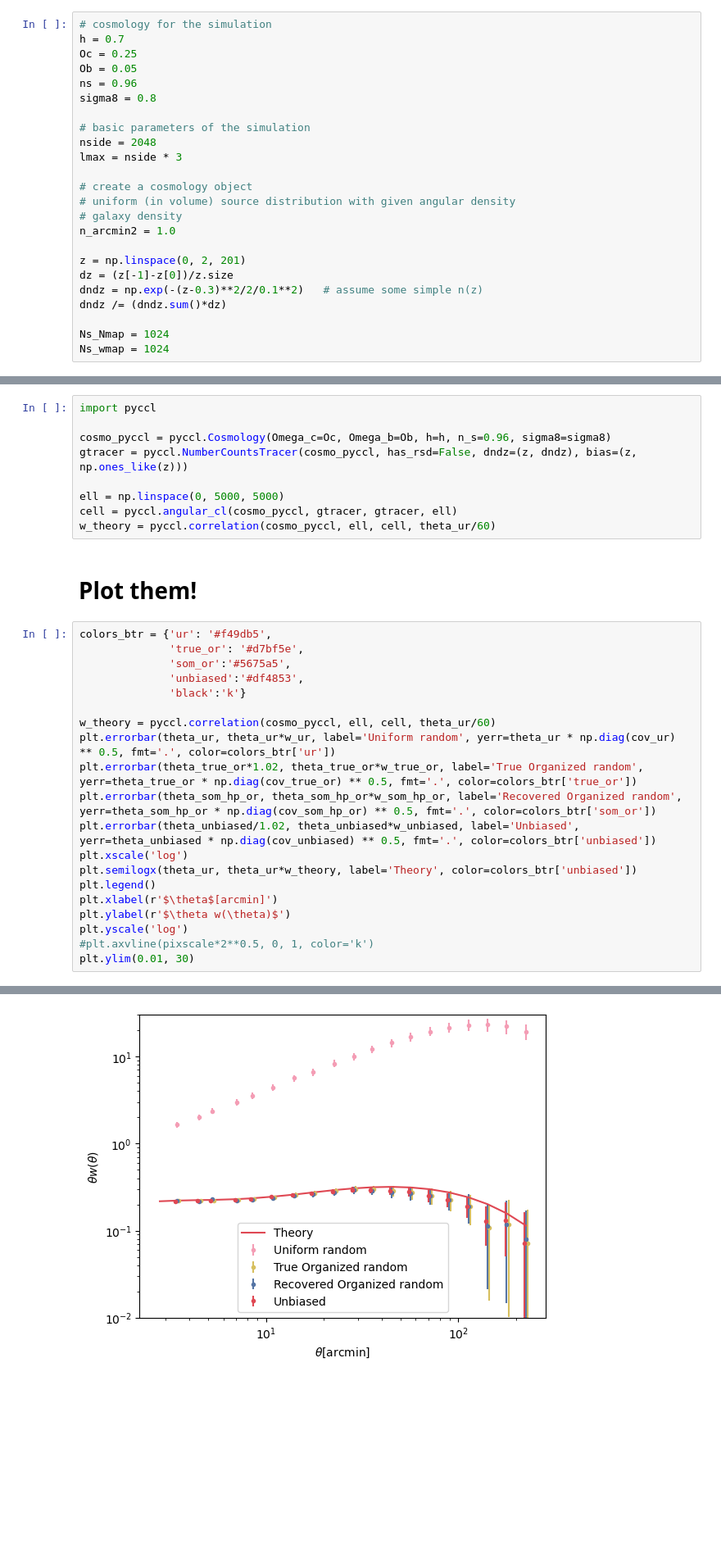
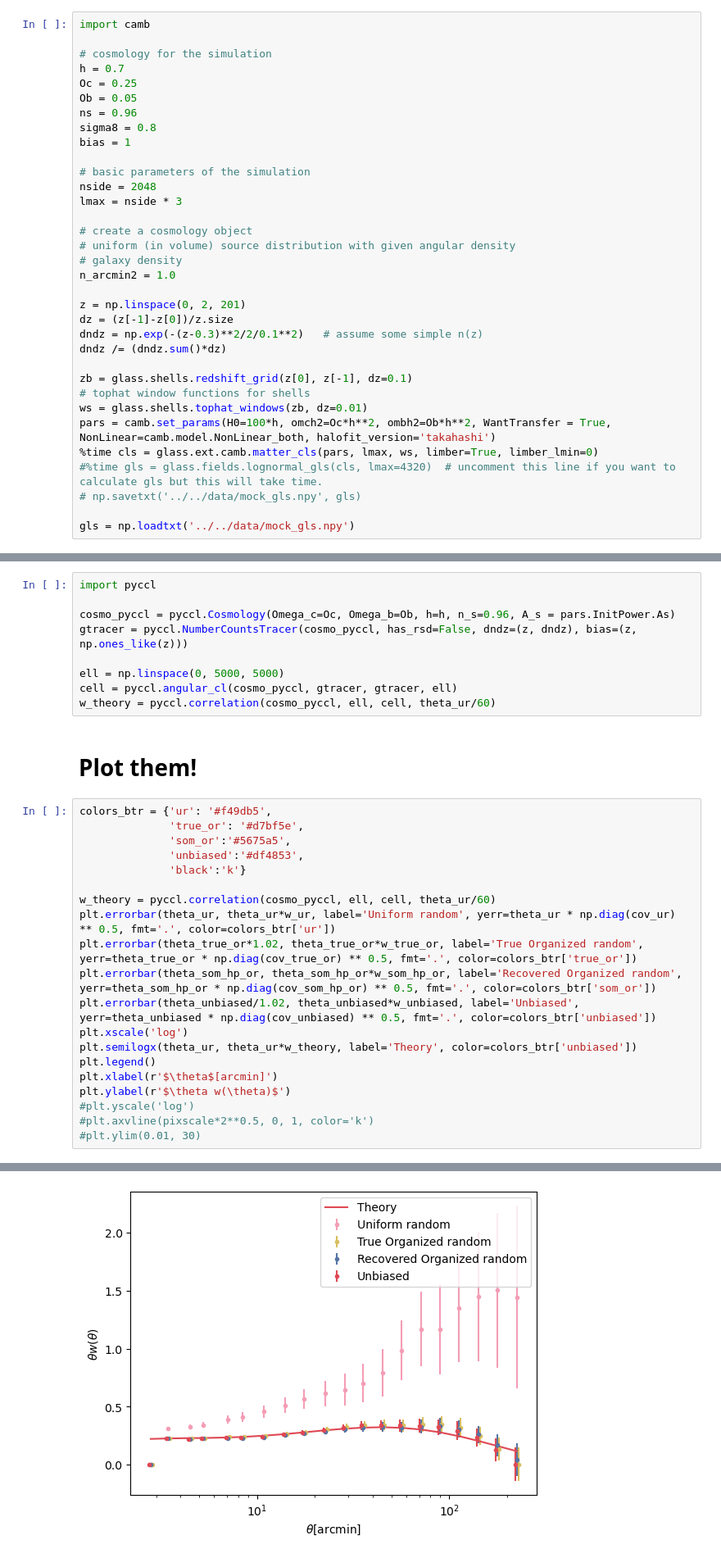
Before and after one commit to yanzastro/tiaogeng, a Jupyter notebook: codes/notebook/glass_validation_sample.ipynb, the cells around one changed output, grey strips where cells are left out. Shown at 82% size. Cells and saved outputs as stored; diff of their text form; blank space fills up the shorter version.

Commit message:
update glass_mock

```diff
--- a/codes/notebook/glass_validation_sample.ipynb
+++ b/codes/notebook/glass_validation_sample.ipynb
@@ -32,12 +33,15 @@ deplfuncs = [p1, p2, p3]
 # %% [markdown]
 # Define the configuration for GLASS
 # %%
+import camb
+
 # cosmology for the simulation
 h = 0.7
 Oc = 0.25
 Ob = 0.05
 ns = 0.96
 sigma8 = 0.8
+bias = 1
 
 # basic parameters of the simulation
 nside = 2048
@@ -53,5 +57,12 @@ dz = (z[-1]-z[0])/z.size
 dndz = np.exp(-(z-0.3)**2/2/0.1**2)   # assume some simple n(z)
 dndz /= (dndz.sum()*dz)
 
-Ns_Nmap = 1024
-Ns_wmap = 1024
+zb = glass.shells.redshift_grid(z[0], z[-1], dz=0.1)
+# tophat window functions for shells
+ws = glass.shells.tophat_windows(zb, dz=0.01)
+pars = camb.set_params(H0=100*h, omch2=Oc*h**2, ombh2=Ob*h**2, WantTransfer = True, NonLinear=camb.model.NonLinear_both, halofit_version='takahashi')
+%time cls = glass.ext.camb.matter_cls(pars, lmax, ws, limber=True, limber_lmin=0)
+#%time gls = glass.fields.lognormal_gls(cls, lmax=4320)  # uncomment this line if you want to calculate gls but this will take time.
+# np.savetxt('../../data/mock_gls.npy', gls)
+
+gls = np.loadtxt('../../data/mock_gls.npy')
@@ -442,7 +464,7 @@ Warning: Some bins for the randoms had no pairs.
 # %%
 import pyccl
 
-cosmo_pyccl = pyccl.Cosmology(Omega_c=Oc, Omega_b=Ob, h=h, n_s=0.96, sigma8=sigma8)
+cosmo_pyccl = pyccl.Cosmology(Omega_c=Oc, Omega_b=Ob, h=h, n_s=0.96, A_s = pars.InitPower.As)
 gtracer = pyccl.NumberCountsTracer(cosmo_pyccl, has_rsd=False, dndz=(z, dndz), bias=(z, np.ones_like(z)))
 
 ell = np.linspace(0, 5000, 5000)
@@ -467,7 +489,7 @@ plt.semilogx(theta_ur, theta_ur*w_theory, label='Theory', color=colors_btr['unbi
 plt.legend()
 plt.xlabel(r'$\theta$[arcmin]')
 plt.ylabel(r'$\theta w(\theta)$')
-plt.yscale('log')
+#plt.yscale('log')
 #plt.axvline(pixscale*2**0.5, 0, 1, color='k')
-plt.ylim(0.01, 30)
+#plt.ylim(0.01, 30)
 # %% [output]
@@ -475,4 +497,4 @@ plt.ylim(0.01, 30)
-[figure, old version]
+[figure, new version]
 # %%
 w_theory = pyccl.correlation(cosmo_pyccl, ell, cell, theta_ur/60)
 plt.errorbar(theta_true_or*1.02, w_true_or/w_unbiased, label='True Organized random', yerr=np.diag(cov_true_or) ** 0.5/w_unbiased, fmt='.', color=colors_btr['true_or'])
```
Also changed, not shown: parts of 22 cells of this notebook, 7 other files.
